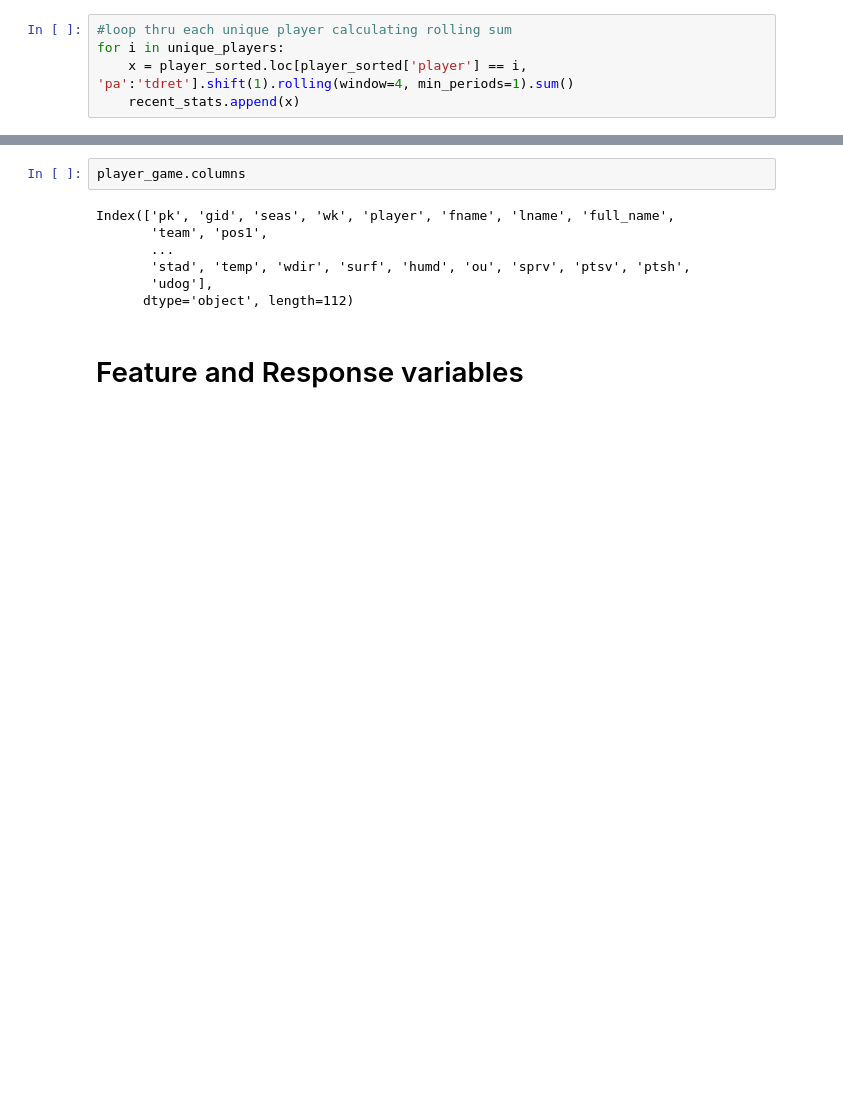
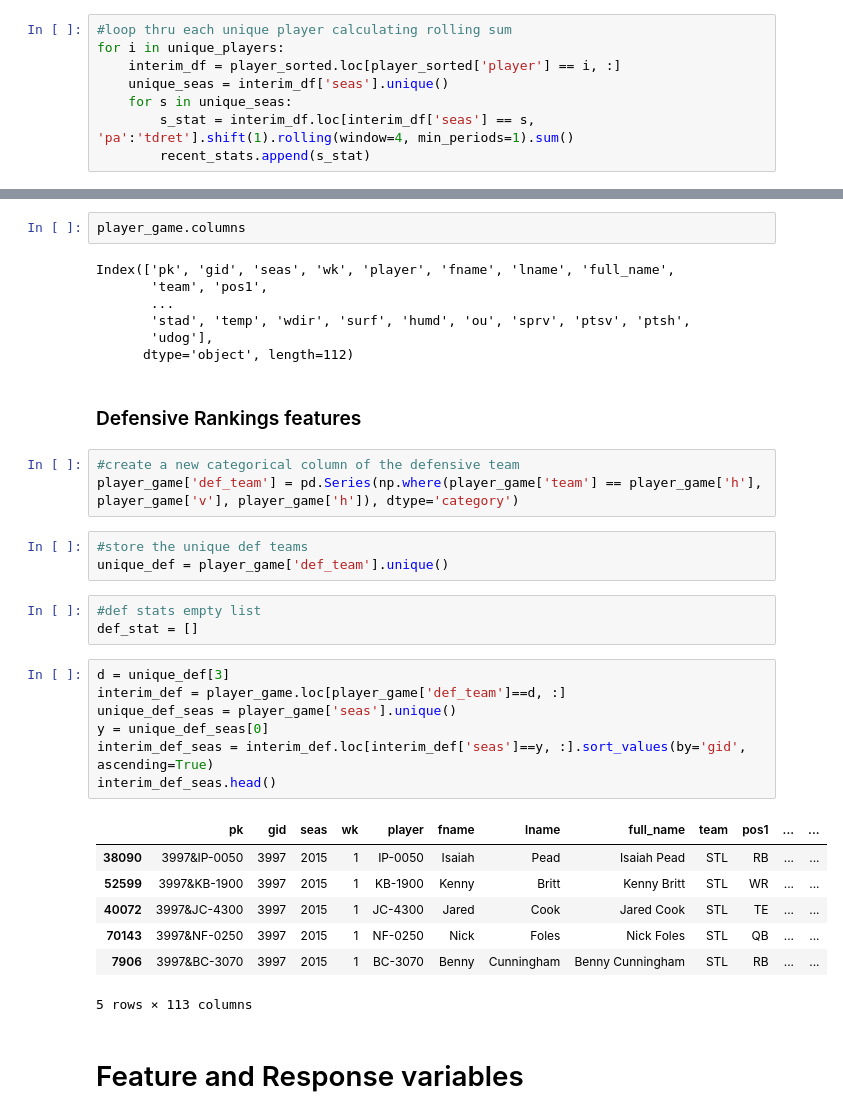
Before and after one commit to jchristo12/fantasy_football, a Jupyter notebook: analysis/feature_analysis.ipynb, the cells around one changed output, grey strips where cells are left out. Cells and saved outputs as stored; diff of their text form; blank space fills up the shorter version.

Commit message:
Add code for defensive ranking features

```diff
--- a/analysis/feature_analysis.ipynb
+++ b/analysis/feature_analysis.ipynb
@@ -87,8 +105,11 @@ recent_stats = []
 # %%
 #loop thru each unique player calculating rolling sum
 for i in unique_players:
-    x = player_sorted.loc[player_sorted['player'] == i, 'pa':'tdret'].shift(1).rolling(window=4, min_periods=1).sum()
-    recent_stats.append(x)
+    interim_df = player_sorted.loc[player_sorted['player'] == i, :]
+    unique_seas = interim_df['seas'].unique()
+    for s in unique_seas:
+        s_stat = interim_df.loc[interim_df['seas'] == s, 'pa':'tdret'].shift(1).rolling(window=4, min_periods=1).sum()
+        recent_stats.append(s_stat)
 # %%
 #combine the items in the recent stats list
 recent_df = pd.concat(recent_stats, axis=0)
@@ -393,6 +396,32 @@ Index(['pk', 'gid', 'seas', 'wk', 'player', 'fname', 'lname', 'full_name',
        'stad', 'temp', 'wdir', 'surf', 'humd', 'ou', 'sprv', 'ptsv', 'ptsh',
        'udog'],
       dtype='object', length=112)
+# %% [markdown]
+### Defensive Rankings features
+# %%
+#create a new categorical column of the defensive team
+player_game['def_team'] = pd.Series(np.where(player_game['team'] == player_game['h'], player_game['v'], player_game['h']), dtype='category')
+# %%
+#store the unique def teams
+unique_def = player_game['def_team'].unique()
+# %%
+#def stats empty list
+def_stat = []
+# %%
+d = unique_def[3]
+interim_def = player_game.loc[player_game['def_team']==d, :]
+unique_def_seas = player_game['seas'].unique()
+y = unique_def_seas[0]
+interim_def_seas = interim_def.loc[interim_def['seas']==y, :].sort_values(by='gid', ascending=True)
+interim_def_seas.head()
+# %% [output]
+|  | pk | gid | seas | wk | player | fname | lname | full_name | team | pos1 | ... | ... |
+| 38090 | 3997&IP-0050 | 3997 | 2015 | 1 | IP-0050 | Isaiah | Pead | Isaiah Pead | STL | RB | ... | ... |
+| 52599 | 3997&KB-1900 | 3997 | 2015 | 1 | KB-1900 | Kenny | Britt | Kenny Britt | STL | WR | ... | ... |
+| 40072 | 3997&JC-4300 | 3997 | 2015 | 1 | JC-4300 | Jared | Cook | Jared Cook | STL | TE | ... | ... |
+| 70143 | 3997&NF-0250 | 3997 | 2015 | 1 | NF-0250 | Nick | Foles | Nick Foles | STL | QB | ... | ... |
+| 7906 | 3997&BC-3070 | 3997 | 2015 | 1 | BC-3070 | Benny | Cunningham | Benny Cunningham | STL | RB | ... | ... |
+5 rows × 113 columns
 # %% [markdown]
 # Feature and Response variables
 # %% [markdown]
```
Also changed, not shown: parts of 8 cells of this notebook.
